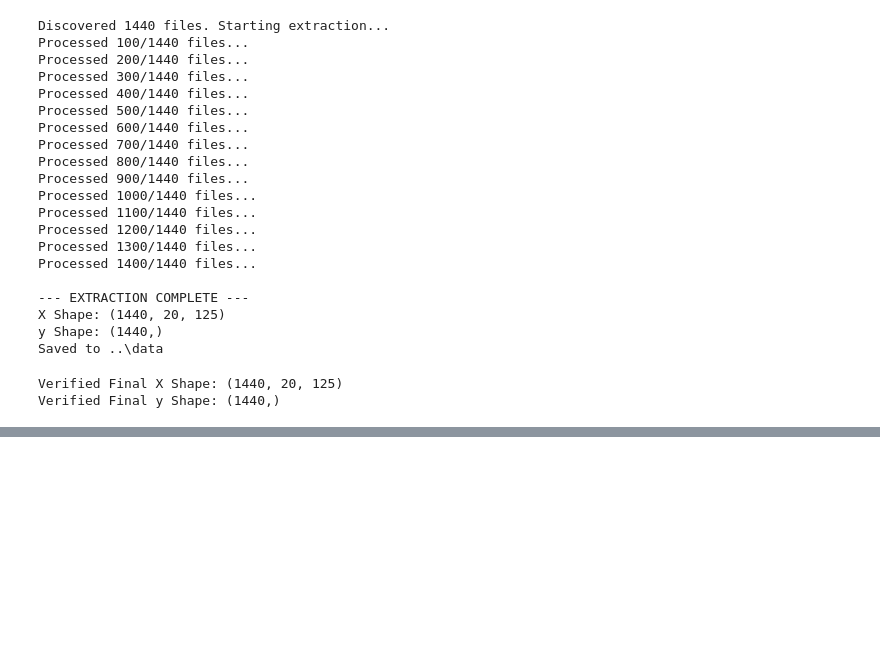
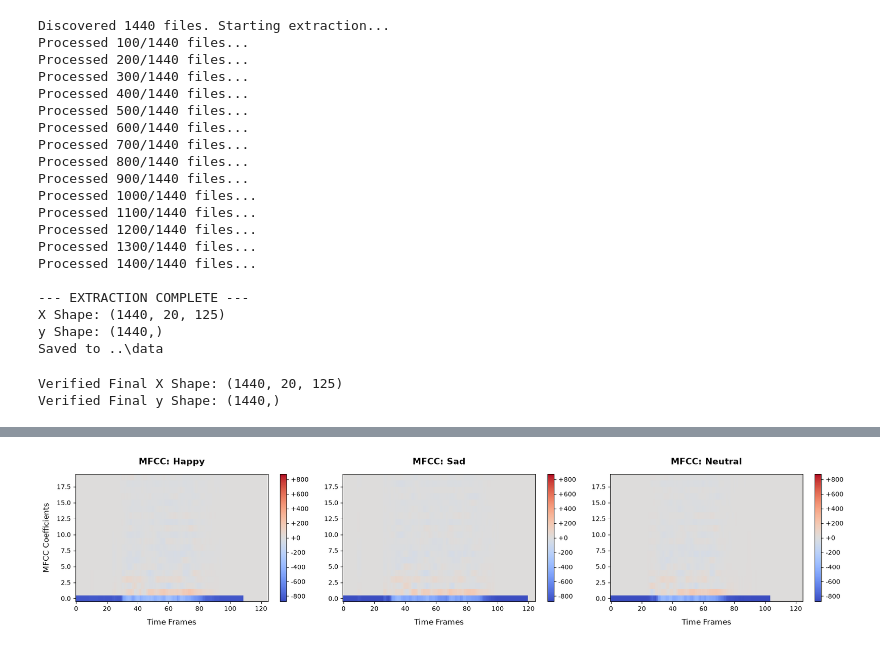
Before and after one commit to Samuel22-ai/CodeAlpha_Speech_Emotion_Recognition, a Jupyter notebook: notebooks/01_Audio_Exploration.ipynb, the cells around one changed output, grey strips where cells are left out. Cells and saved outputs as stored; diff of their text form; code cells hidden in the pictures; blank space fills up the shorter version.

```diff
--- a/notebooks/01_Audio_Exploration.ipynb
+++ b/notebooks/01_Audio_Exploration.ipynb
@@ -144,0 +168,41 @@ plt.show()
+# %%
+# EDA - Comparative MFCCs (Happy vs. Sad vs. Neutral)
+happy_idx = np.where(y == 'happy')[0][0]
+sad_idx = np.where(y == 'sad')[0][0]
+neutral_idx = np.where(y == 'neutral')[0][0]
+
+# Calculate the absolute max value across ALL THREE emotions so 0 is perfectly centered
+max_val = max(
+    np.max(np.abs(X[happy_idx])),
+    np.max(np.abs(X[sad_idx])),
+    np.max(np.abs(X[neutral_idx]))
+)
+
+plt.figure(figsize=(18, 4))
+
+# Plot Happy
+plt.subplot(1, 3, 1)
+plt.imshow(X[happy_idx], aspect='auto', origin='lower', cmap='coolwarm', vmin=-max_val, vmax=max_val)
+plt.title("MFCC: Happy", fontsize=14, fontweight='bold', pad=15)
+plt.ylabel('MFCC Coefficients', fontsize=12, labelpad=10)
+plt.xlabel('Time Frames', fontsize=12, labelpad=10)
+plt.colorbar(format='%+2.0f')
+
+# Plot Sad
+plt.subplot(1, 3, 2)
+plt.imshow(X[sad_idx], aspect='auto', origin='lower', cmap='coolwarm', vmin=-max_val, vmax=max_val)
+plt.title("MFCC: Sad", fontsize=14, fontweight='bold', pad=15)
+plt.xlabel('Time Frames', fontsize=12, labelpad=10)
+plt.colorbar(format='%+2.0f')
+
+# Plot Neutral
+plt.subplot(1, 3, 3)
+plt.imshow(X[neutral_idx], aspect='auto', origin='lower', cmap='coolwarm', vmin=-max_val, vmax=max_val)
+plt.title("MFCC: Neutral", fontsize=14, fontweight='bold', pad=15)
+plt.xlabel('Time Frames', fontsize=12, labelpad=10)
+plt.colorbar(format='%+2.0f')
+
+plt.tight_layout()
+plt.show()
+# %% [output]
+[figure, added]
```
Also changed, not shown: parts of 4 cells of this notebook, 1 other file.
